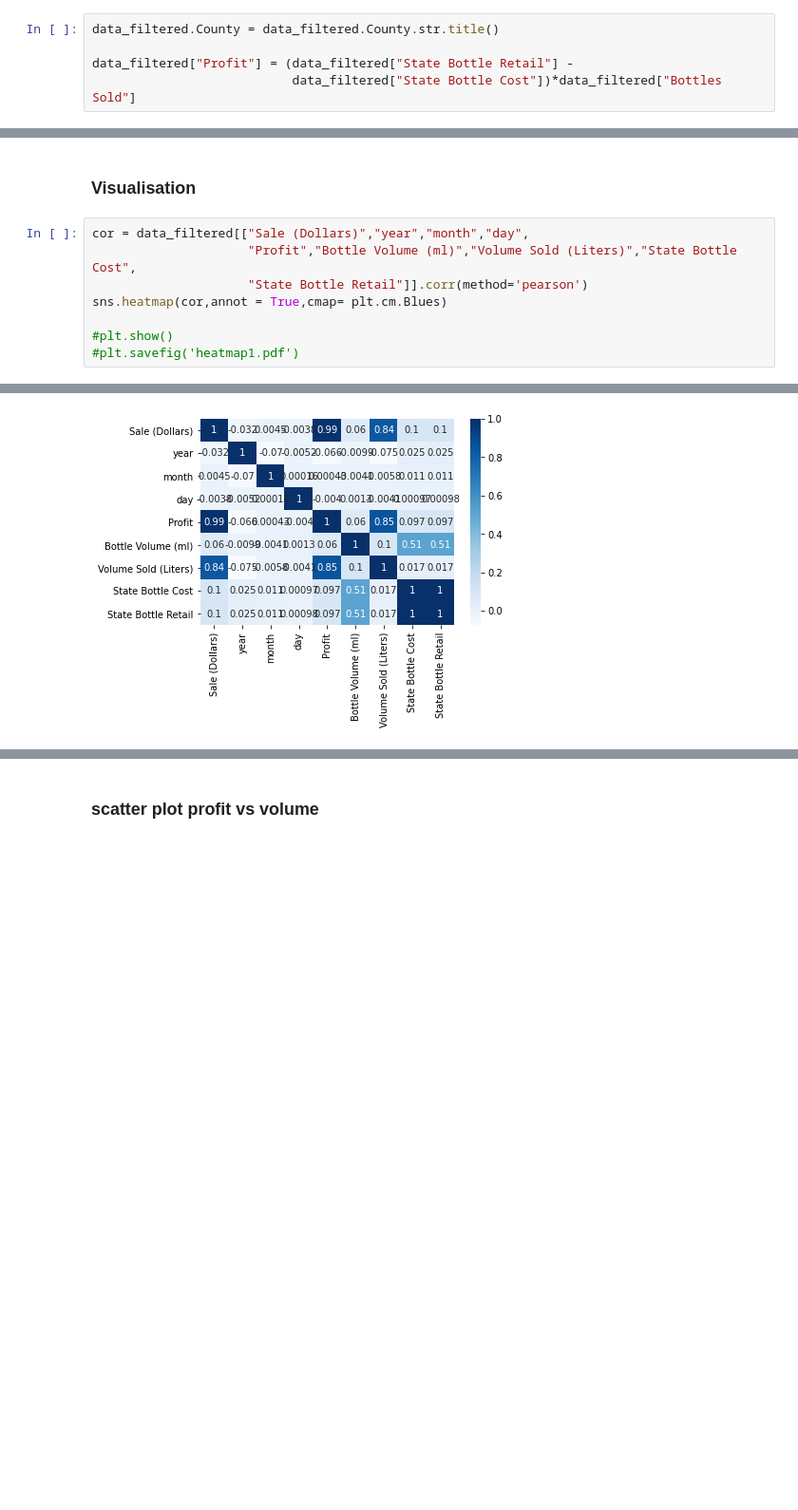
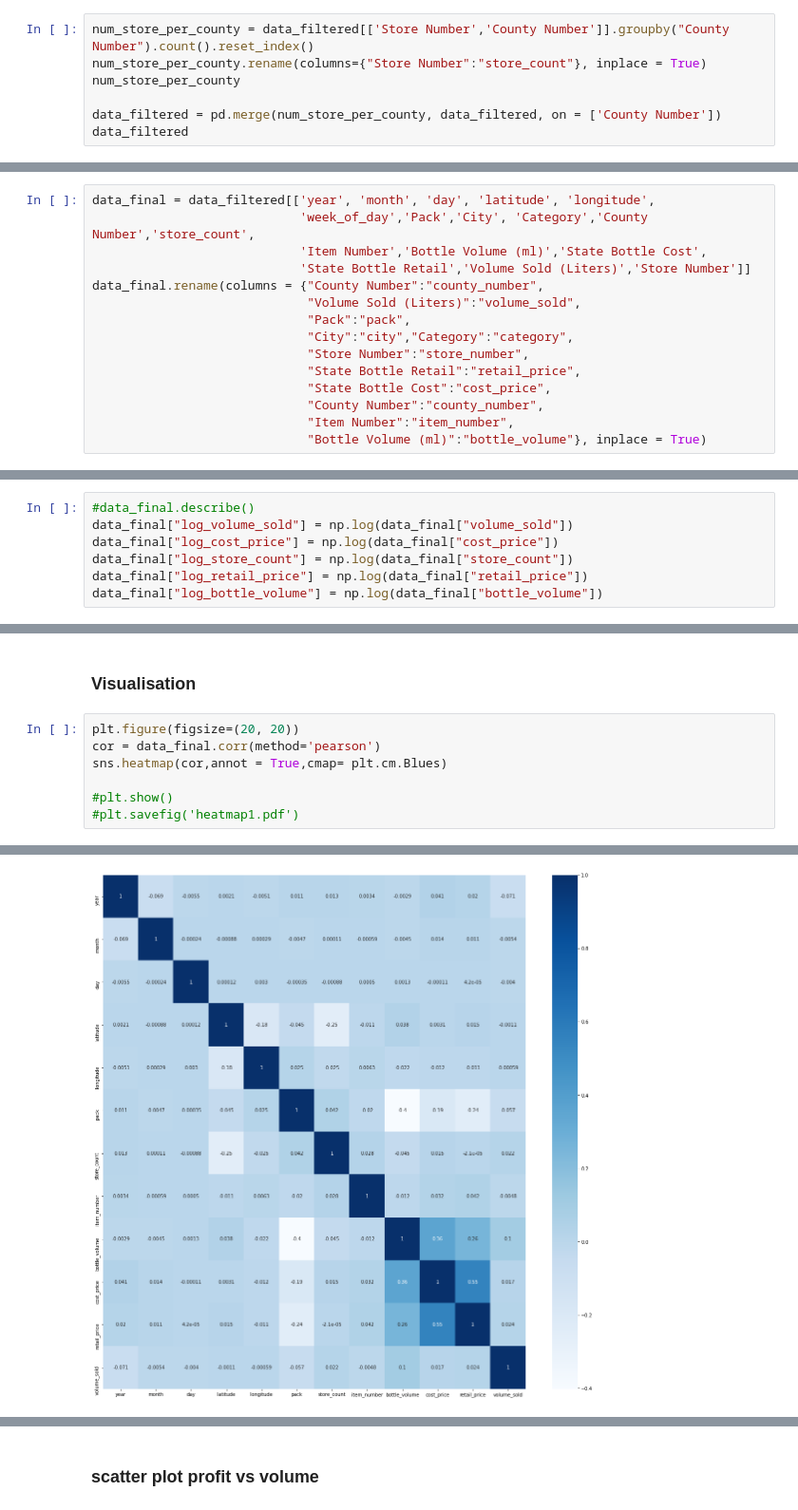
Before and after one commit to MelodyJIN-Y/MAST30034FinalProject, a Jupyter notebook: Final_project_new.ipynb, the cells around one changed output, grey strips where cells are left out. Shown at 95% size. Drawn from its saved outputs; the diff is of its cells as text; blank space fills up the shorter version.

```diff
--- a/Final_project_new.ipynb
+++ b/Final_project_new.ipynb
@@ -173,8 +169,10 @@ data_filtered.latitude = data_filtered.latitude.map(lambda x:x[0])
 data_filtered.longitude = data_filtered.longitude.map(lambda x:x[0])
 data_filtered.latitude = data_filtered.latitude.astype("float")
 data_filtered.longitude = data_filtered.longitude.astype("float")
-# %%
-data_filtered.County = data_filtered.County.str.title()
-
-data_filtered["Profit"] = (data_filtered["State Bottle Retail"] -
-                           data_filtered["State Bottle Cost"])*data_filtered["Bottles Sold"]
+# %%
+num_store_per_county = data_filtered[['Store Number','County Number']].groupby("County Number").count().reset_index()
+num_store_per_county.rename(columns={"Store Number":"store_count"}, inplace = True)
+num_store_per_county
+
+data_filtered = pd.merge(num_store_per_county, data_filtered, on = ['County Number'])
+data_filtered
@@ -301 +205,16 @@ c.loc[c["Store Number"] == 3959,: ]
+# %%
+data_final = data_filtered[['year', 'month', 'day', 'latitude', 'longitude',
+                            'week_of_day','Pack','City', 'Category','County Number','store_count',
+                            'Item Number','Bottle Volume (ml)','State Bottle Cost',
+                            'State Bottle Retail','Volume Sold (Liters)','Store Number']]
+data_final.rename(columns = {"County Number":"county_number",
+                             "Volume Sold (Liters)":"volume_sold",
+                             "Pack":"pack",
+                             "City":"city","Category":"category",
+                             "Store Number":"store_number",
+                             "State Bottle Retail":"retail_price",
+                             "State Bottle Cost":"cost_price",
+                             "County Number":"county_number",
+                             "Item Number":"item_number",
+                             "Bottle Volume (ml)":"bottle_volume"}, inplace = True)
 # %%
@@ -389 +271,8 @@ Profit                          float64
 dtype: object
+# %%
+#data_final.describe()
+data_final["log_volume_sold"] = np.log(data_final["volume_sold"])
+data_final["log_cost_price"] = np.log(data_final["cost_price"])
+data_final["log_store_count"] = np.log(data_final["store_count"])
+data_final["log_retail_price"] = np.log(data_final["retail_price"])
+data_final["log_bottle_volume"] = np.log(data_final["bottle_volume"])
@@ -390,13 +311,12 @@ dtype: object
 # %% [markdown]
 ### Visualisation
 # %%
-cor = data_filtered[["Sale (Dollars)","year","month","day",
-                     "Profit","Bottle Volume (ml)","Volume Sold (Liters)","State Bottle Cost",
-                     "State Bottle Retail"]].corr(method='pearson')
+plt.figure(figsize=(20, 20))
+cor = data_final.corr(method='pearson')
 sns.heatmap(cor,annot = True,cmap= plt.cm.Blues)
 
 #plt.show()
 #plt.savefig('heatmap1.pdf')
 # %% [output]
 <AxesSubplot:>
-[figure, old version]
+[figure, new version]
```
Also changed, not shown: parts of 38 cells of this notebook.
